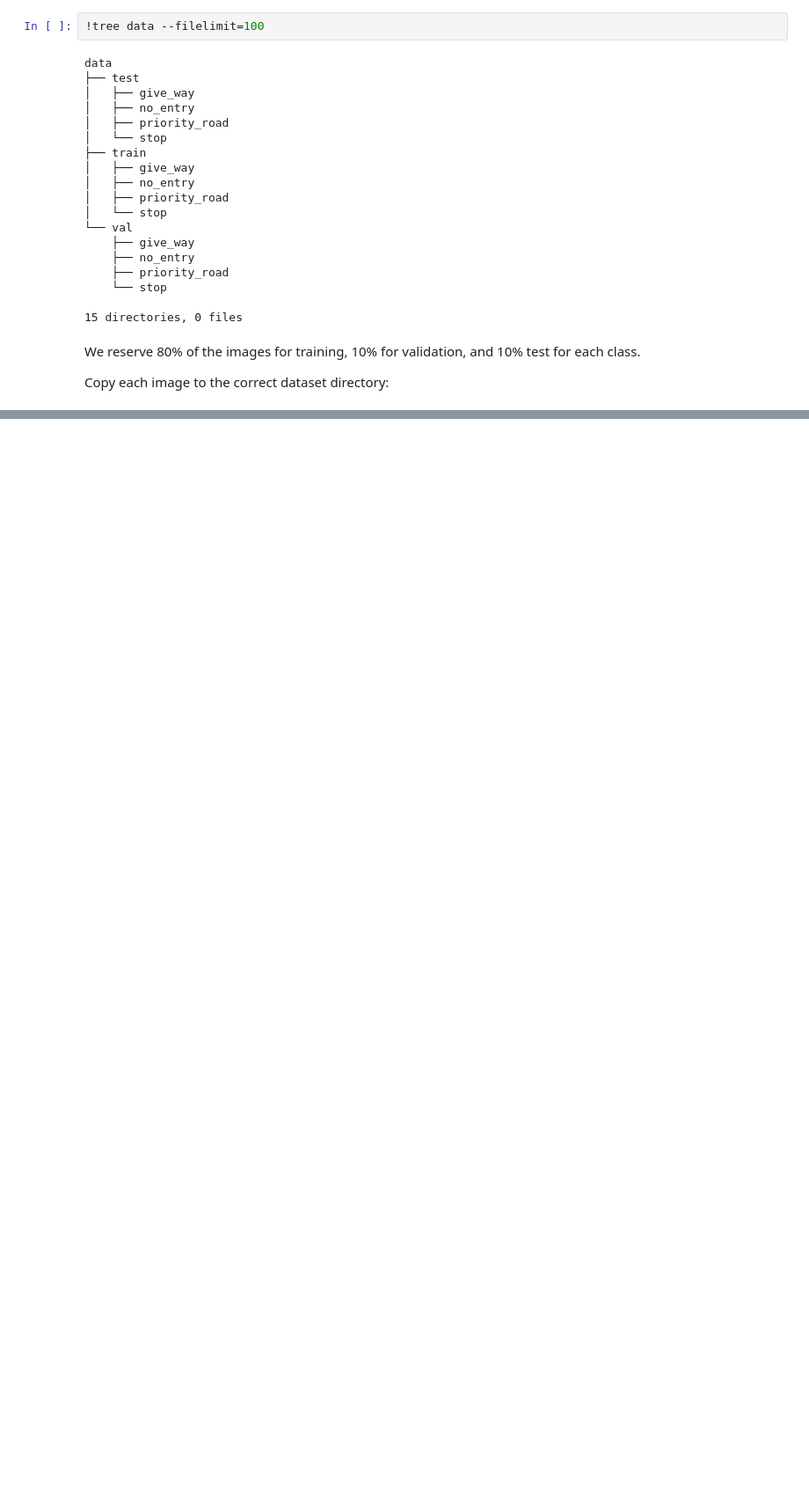
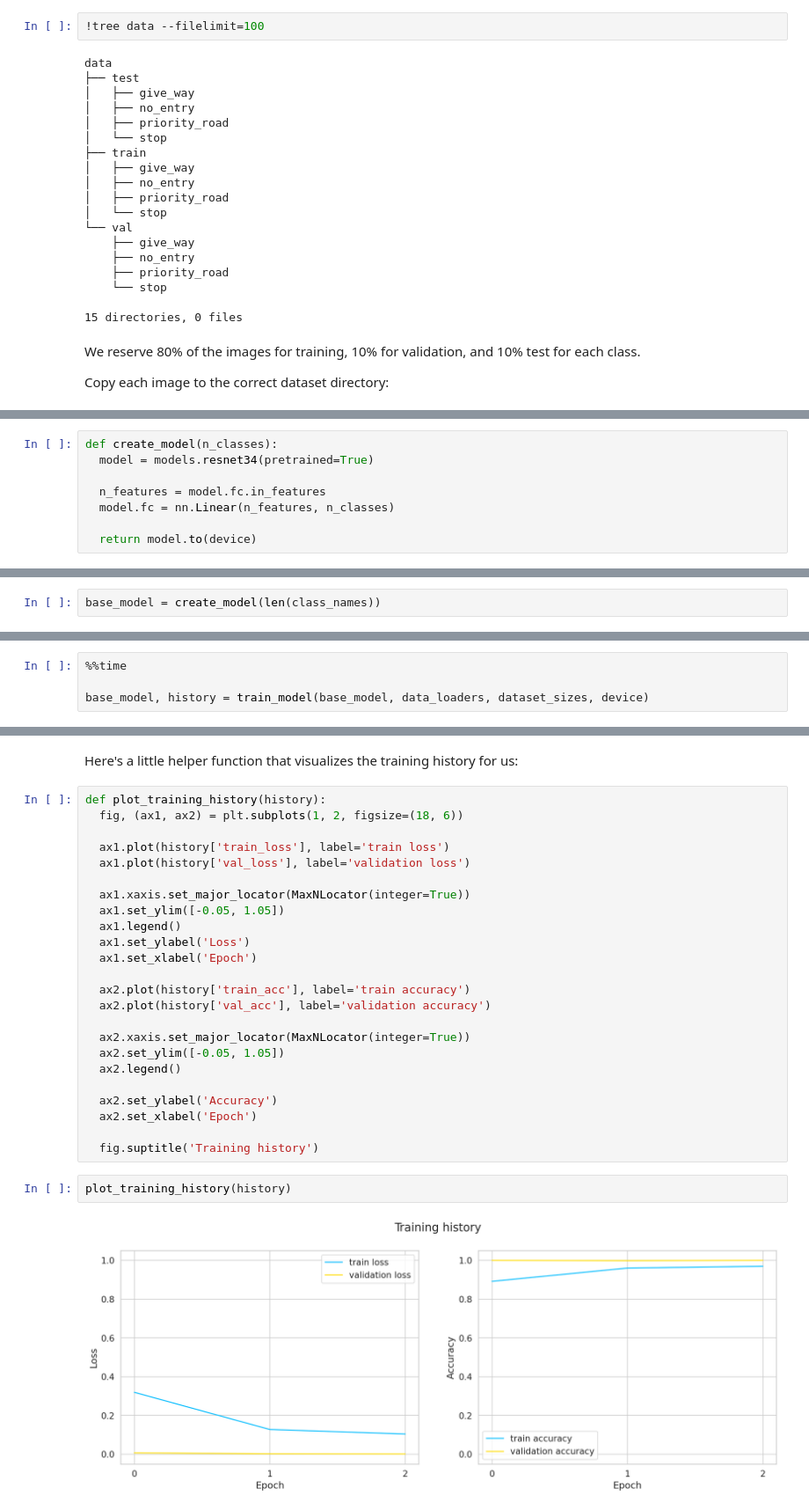
Before and after one commit to stanford-traffic-sign/stanford-cs230-traffic-sign, a Jupyter notebook: notebook.ipynb, the cells around one changed output, grey strips where cells are left out. Shown at 88% size. Cells and saved outputs as stored; diff of their text form; blank space fills up the shorter version.

Commit message:
feat: add resnet34 and CNN

```diff
--- a/notebook.ipynb
+++ b/notebook.ipynb
@@ -337,0 +388,8 @@ transforms = {'train': T.Compose([
+# %%
+def create_model(n_classes):
+  model = models.resnet34(pretrained=True)
+
+  n_features = model.fc.in_features
+  model.fc = nn.Linear(n_features, n_classes)
+
+  return model.to(device)
@@ -337,0 +400,2 @@ transforms = {'train': T.Compose([
+# %%
+base_model = create_model(len(class_names))
@@ -337,0 +527,4 @@ transforms = {'train': T.Compose([
+# %%
+%%time
+
+base_model, history = train_model(base_model, data_loaders, dataset_sizes, device)
@@ -337,0 +550,30 @@ transforms = {'train': T.Compose([
+# %% [markdown]
+Here's a little helper function that visualizes the training history for us:
+# %%
+def plot_training_history(history):
+  fig, (ax1, ax2) = plt.subplots(1, 2, figsize=(18, 6))
+
+  ax1.plot(history['train_loss'], label='train loss')
+  ax1.plot(history['val_loss'], label='validation loss')
+
+  ax1.xaxis.set_major_locator(MaxNLocator(integer=True))
+  ax1.set_ylim([-0.05, 1.05])
+  ax1.legend()
+  ax1.set_ylabel('Loss')
+  ax1.set_xlabel('Epoch')
+
+  ax2.plot(history['train_acc'], label='train accuracy')
+  ax2.plot(history['val_acc'], label='validation accuracy')
+
+  ax2.xaxis.set_major_locator(MaxNLocator(integer=True))
+  ax2.set_ylim([-0.05, 1.05])
+  ax2.legend()
+
+  ax2.set_ylabel('Accuracy')
+  ax2.set_xlabel('Epoch')
+
+  fig.suptitle('Training history')
+# %%
+plot_training_history(history)
+# %% [output]
+[figure, added]
```
Also changed, not shown: parts of 104 cells of this notebook.
